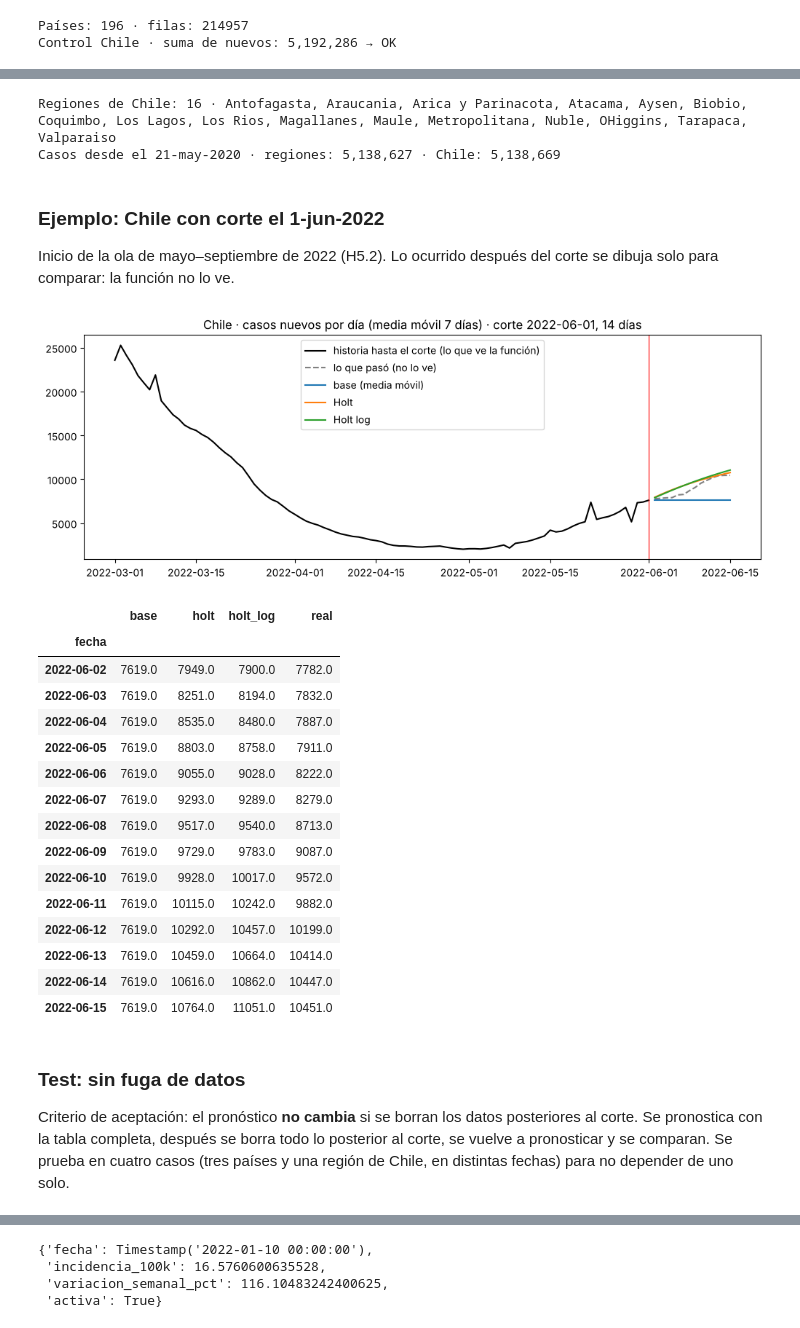
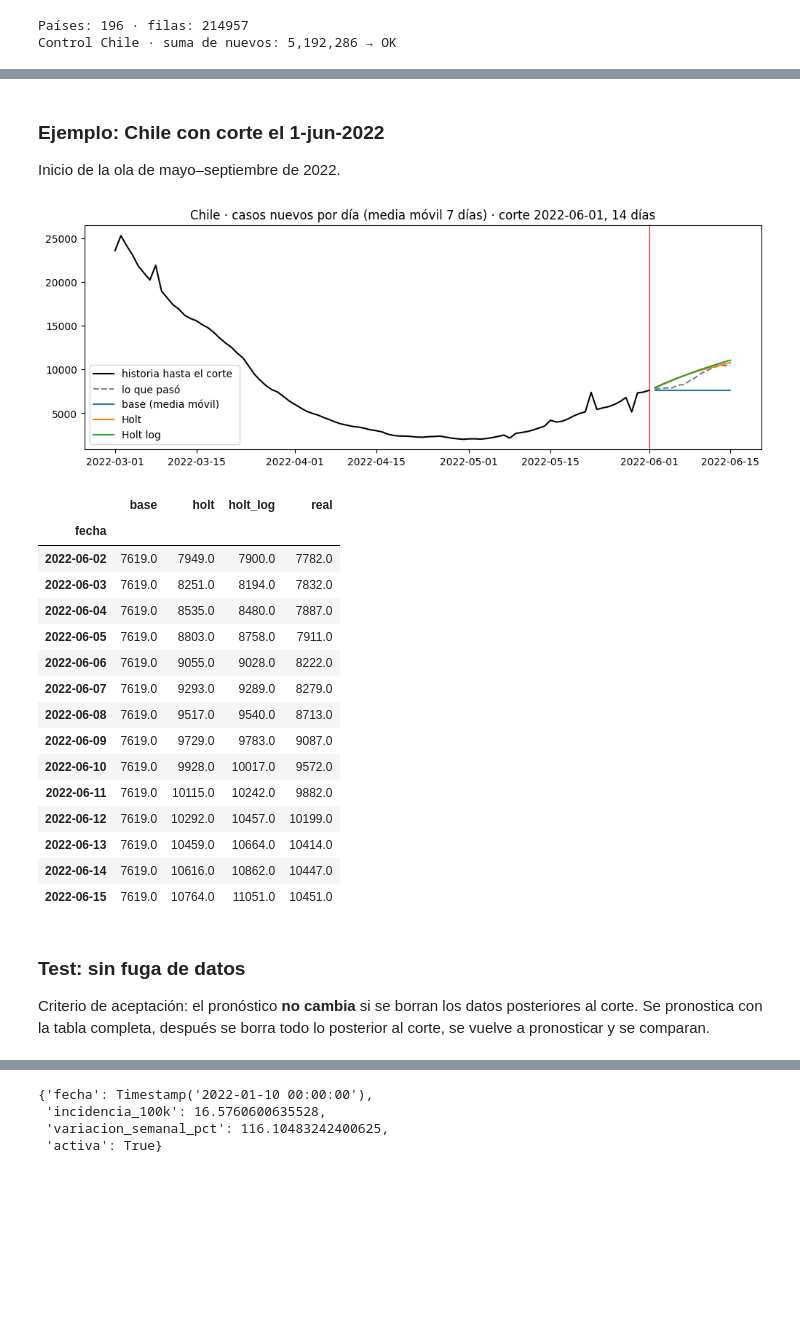
Before and after one commit to Maanuus/Proyecto_GD, a Jupyter notebook: notebooks/06_mineria.ipynb, the cells around one changed output, grey strips where cells are left out. Drawn from its saved outputs; the diff is of its cells as text; code cells hidden in the pictures; blank space fills up the shorter version.

```diff
--- a/notebooks/06_mineria.ipynb
+++ b/notebooks/06_mineria.ipynb
@@ -307,30 +282,3 @@ pero también trae las regiones: así `pronosticar("Biobio", ...)` y `alerta("Bi
-# %%
-REGIONES = """
-    SELECT t.region_estado AS pais, d.fecha,
-           f.casos_acumulados,
-           t.poblacion
-    FROM fact_covid f
-    JOIN dim_territorio t ON t.territorio_key = f.territorio_key
-    JOIN dim_fecha d      ON d.fecha_key = f.fecha_key
-    WHERE t.pais = 'Chile' AND t.nivel = 'region' AND t.region_estado <> 'Unknown'
-    ORDER BY t.region_estado, d.fecha
-"""
-regiones = pd.read_sql(REGIONES, dw, parse_dates=["fecha"])
-
-# Opción C por región. El primer día (20-may-2020) queda vacío: ese acumulado trae casos de antes del cambio.
-regiones["casos_nuevos"] = regiones.groupby("pais")["casos_acumulados"].diff()
-
-datos = pd.concat([datos, regiones], ignore_index=True)
-
-# Control: las regiones suman lo mismo que Chile desde el 21-may-2020
-desde = datos["fecha"] >= "2020-05-21"
-suma_regiones = datos.loc[desde & datos["pais"].isin(regiones["pais"]), "casos_nuevos"].sum()
-suma_chile = datos.loc[desde & (datos["pais"] == "Chile"), "casos_nuevos"].sum()
-print("Regiones de Chile:", regiones["pais"].nunique(), "·", ", ".join(sorted(regiones["pais"].unique())))
-print("Casos desde el 21-may-2020 · regiones:", f"{suma_regiones:,.0f}", "· Chile:", f"{suma_chile:,.0f}")
-# %% [output]
-Regiones de Chile: 16 · Antofagasta, Araucania, Arica y Parinacota, Atacama, Aysen, Biobio, Coquimbo, Los Lagos, Los Rios, Magallanes, Maule, Metropolitana, Nuble, OHiggins, Tarapaca, Valparaiso
-Casos desde el 21-may-2020 · regiones: 5,138,627 · Chile: 5,138,669
 # %%
 def pronosticar(territorio, fecha_corte, horizonte=14):
     """Casos nuevos por día (media móvil 7 días) de los `horizonte` días siguientes al corte, con tres modelos."""
@@ -347,30 +295,29 @@ def pronosticar(territorio, fecha_corte, horizonte=14):
     return pd.DataFrame({"fecha": fechas, "base": base, "holt": holt.clip(min=0), "holt_log": holt_log})
 # %% [markdown]
 ### Ejemplo: Chile con corte el 1-jun-2022
-Inicio de la ola de mayo–septiembre de 2022 (H5.2). Lo ocurrido después del corte se dibuja solo para comparar:
-la función no lo ve.
+Inicio de la ola de mayo–septiembre de 2022.
 # %%
 corte = "2022-06-01"
 pronostico = pronosticar("Chile", corte)
 
 chile = datos[datos["pais"] == "Chile"].set_index("fecha")["casos_nuevos"].rolling(7).mean()
 antes = chile["2022-03-01":corte]
 despues = chile.reindex(pronostico["fecha"])
 
 plt.figure(figsize=(12, 4))
-plt.plot(antes.index, antes, color="black", label="historia hasta el corte (lo que ve la función)")
-plt.plot(despues.index, despues, color="gray", linestyle="--", label="lo que pasó (no lo ve)")
+plt.plot(antes.index, antes, color="black", label="historia hasta el corte ")
+plt.plot(despues.index, despues, color="gray", linestyle="--", label="lo que pasó ")
 plt.plot(pronostico["fecha"], pronostico["base"], color="tab:blue", label="base (media móvil)")
 plt.plot(pronostico["fecha"], pronostico["holt"], color="tab:orange", label="Holt")
 plt.plot(pronostico["fecha"], pronostico["holt_log"], color="tab:green", label="Holt log")
 plt.axvline(pd.Timestamp(corte), color="red", linewidth=0.8)
 plt.title(f"Chile · casos nuevos por día (media móvil 7 días) · corte {corte}, 14 días")
 plt.legend()
 plt.show()
 
 pronostico.assign(real=despues.values).set_index("fecha").round(0)
 # %% [output]
-[figure, old version]
+[figure, new version]
 |  | base | holt | holt_log | real |
 | fecha |  |  |  |  |
 | 2022-06-02 | 7619.0 | 7949.0 | 7900.0 | 7782.0 |
@@ -391,5 +338,4 @@ pronostico.assign(real=despues.values).set_index("fecha").round(0)
 ### Test: sin fuga de datos
 Criterio de aceptación: el pronóstico **no cambia** si se borran los datos posteriores al corte.
 Se pronostica con la tabla completa, después se borra todo lo posterior al corte, se vuelve a pronosticar y se comparan.
-Se prueba en cuatro casos (tres países y una región de Chile, en distintas fechas) para no depender de uno solo.
 # %%
```
Also changed, not shown: parts of 30 cells of this notebook.
